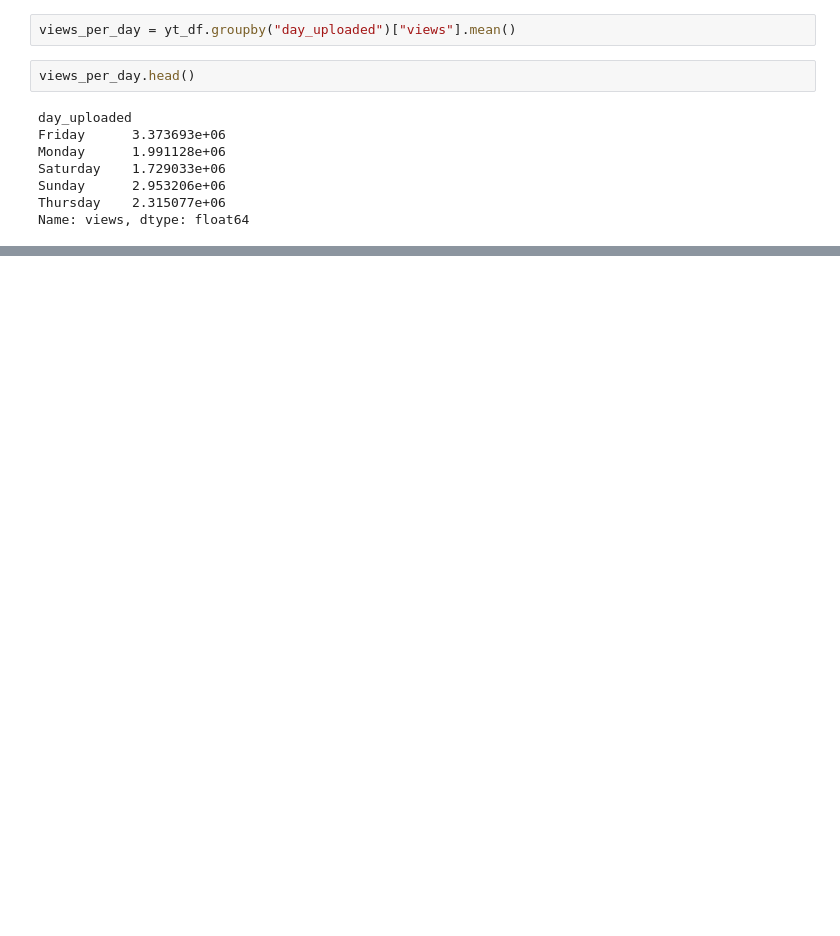
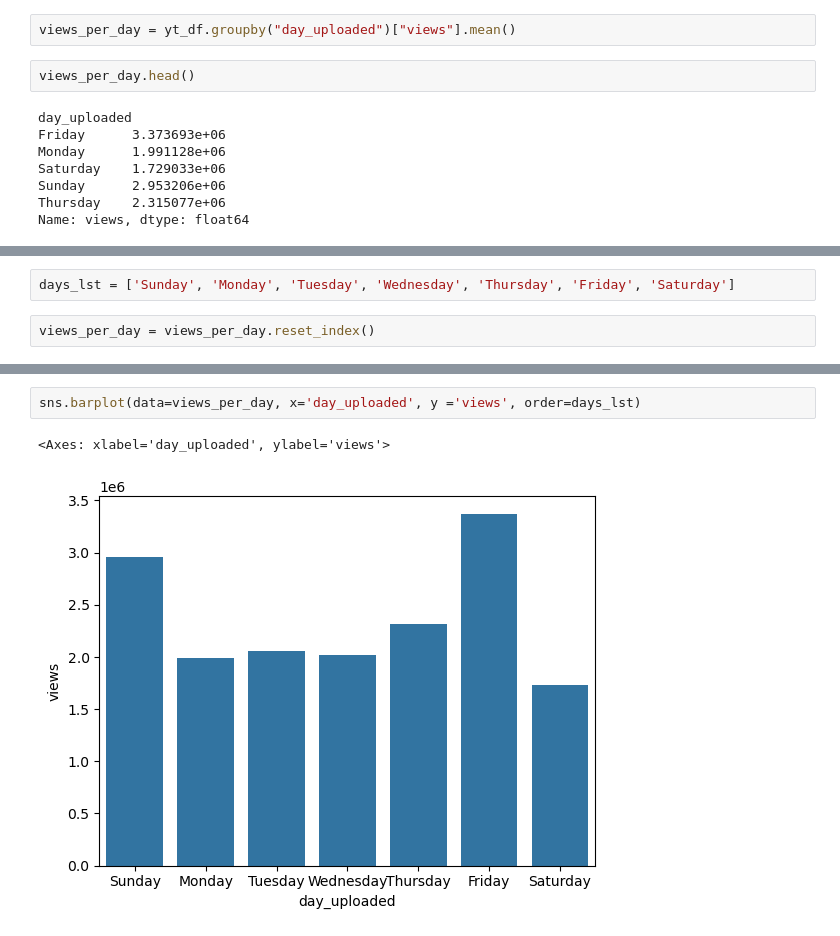
Before and after one commit to Miller130s/US_Youtube, a Jupyter notebook: youtube.ipynb, the cells around one changed output, grey strips where cells are left out. Drawn from its saved outputs; the diff is of its cells as text; blank space fills up the shorter version.

```diff
--- a/youtube.ipynb
+++ b/youtube.ipynb
@@ -422,0 +417,4 @@ plt.show()
+# %%
+days_lst = ['Sunday', 'Monday', 'Tuesday', 'Wednesday', 'Thursday', 'Friday', 'Saturday']
+# %%
+views_per_day = views_per_day.reset_index()
@@ -422,0 +430,5 @@ plt.show()
+# %%
+sns.barplot(data=views_per_day, x='day_uploaded', y ='views', order=days_lst)
+# %% [output]
+<Axes: xlabel='day_uploaded', ylabel='views'>
+[figure, added]
```
Also changed, not shown: parts of 7 cells of this notebook.
